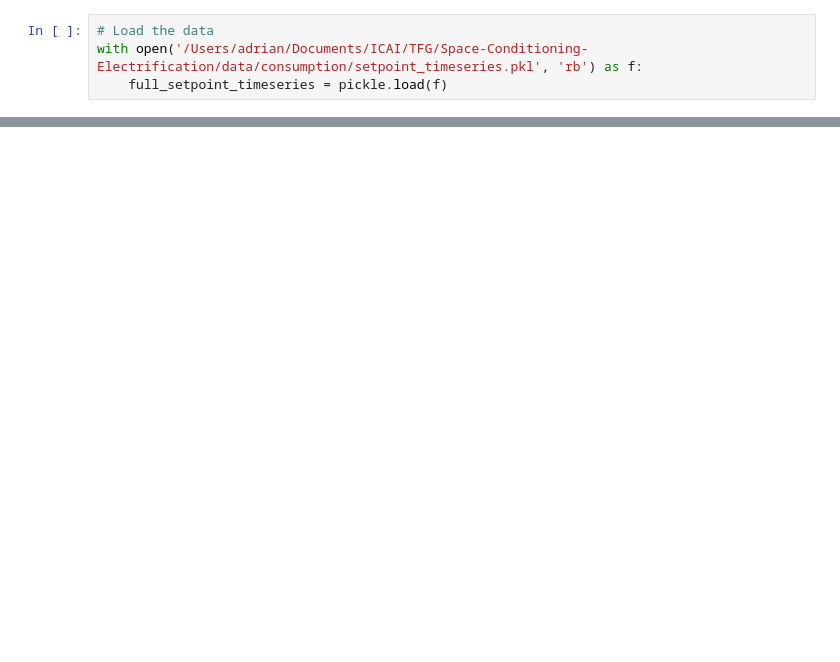
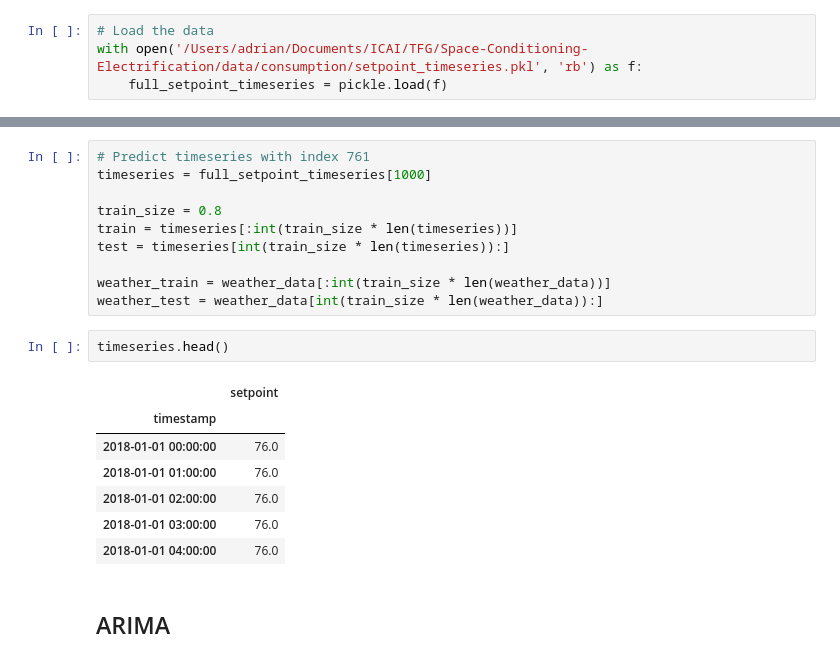
Before and after one commit to adrianlopezlanchares/Space-Conditioning-Electrification, a Jupyter notebook: consumption/data_transforms/setpoint_model.ipynb, the cells around one changed output, grey strips where cells are left out. Cells and saved outputs as stored; diff of their text form; blank space fills up the shorter version.

```diff
--- a/consumption/data_transforms/setpoint_model.ipynb
+++ b/consumption/data_transforms/setpoint_model.ipynb
@@ -26,0 +90,22 @@ plt.show()
+# %%
+# Predict timeseries with index 761
+timeseries = full_setpoint_timeseries[1000]
+
+train_size = 0.8
+train = timeseries[:int(train_size * len(timeseries))]
+test = timeseries[int(train_size * len(timeseries)):]
+
+weather_train = weather_data[:int(train_size * len(weather_data))]
+weather_test = weather_data[int(train_size * len(weather_data)):]
+# %%
+timeseries.head()
+# %% [output]
+|  | setpoint |
+| timestamp |  |
+| 2018-01-01 00:00:00 | 76.0 |
+| 2018-01-01 01:00:00 | 76.0 |
+| 2018-01-01 02:00:00 | 76.0 |
+| 2018-01-01 03:00:00 | 76.0 |
+| 2018-01-01 04:00:00 | 76.0 |
+# %% [markdown]
+## ARIMA
```
Also changed, not shown: parts of 18 cells of this notebook.
